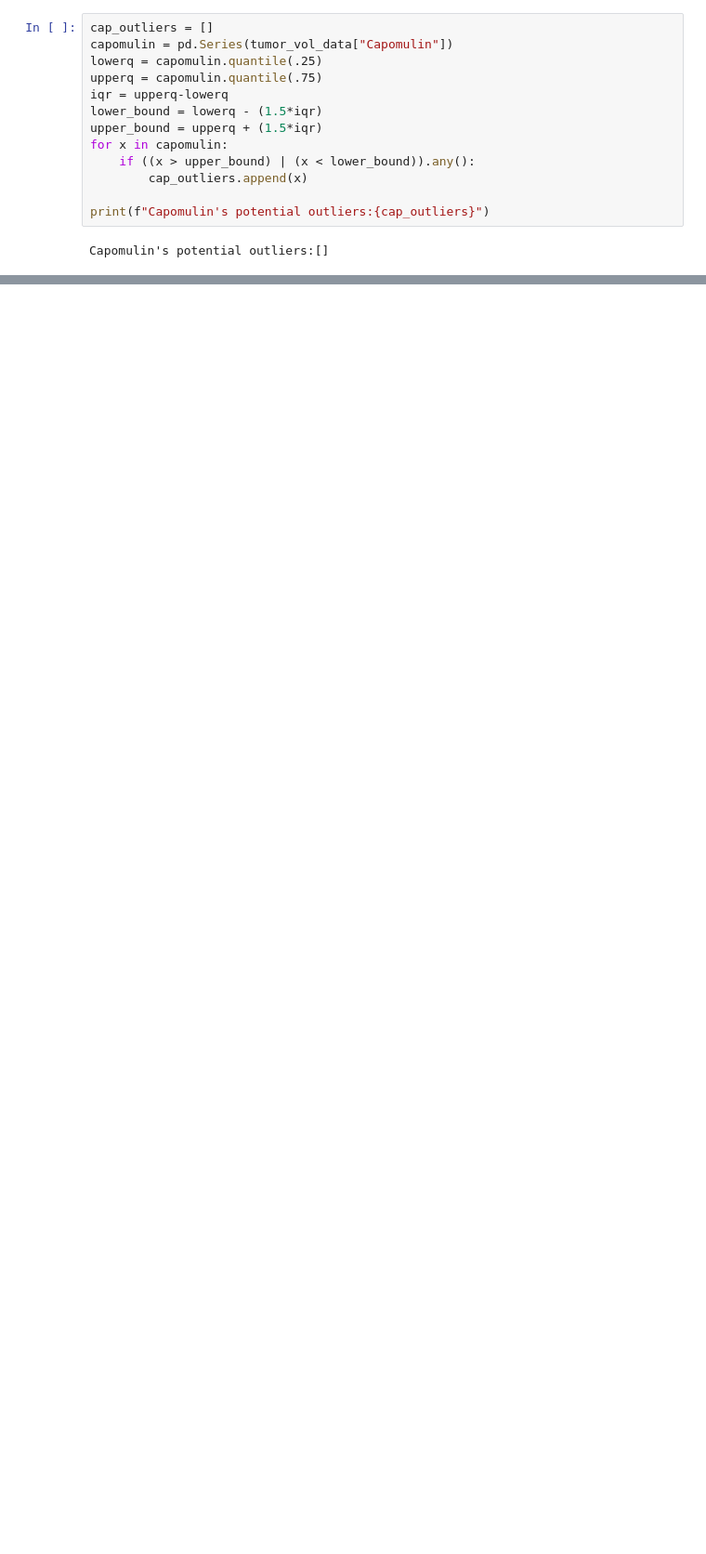
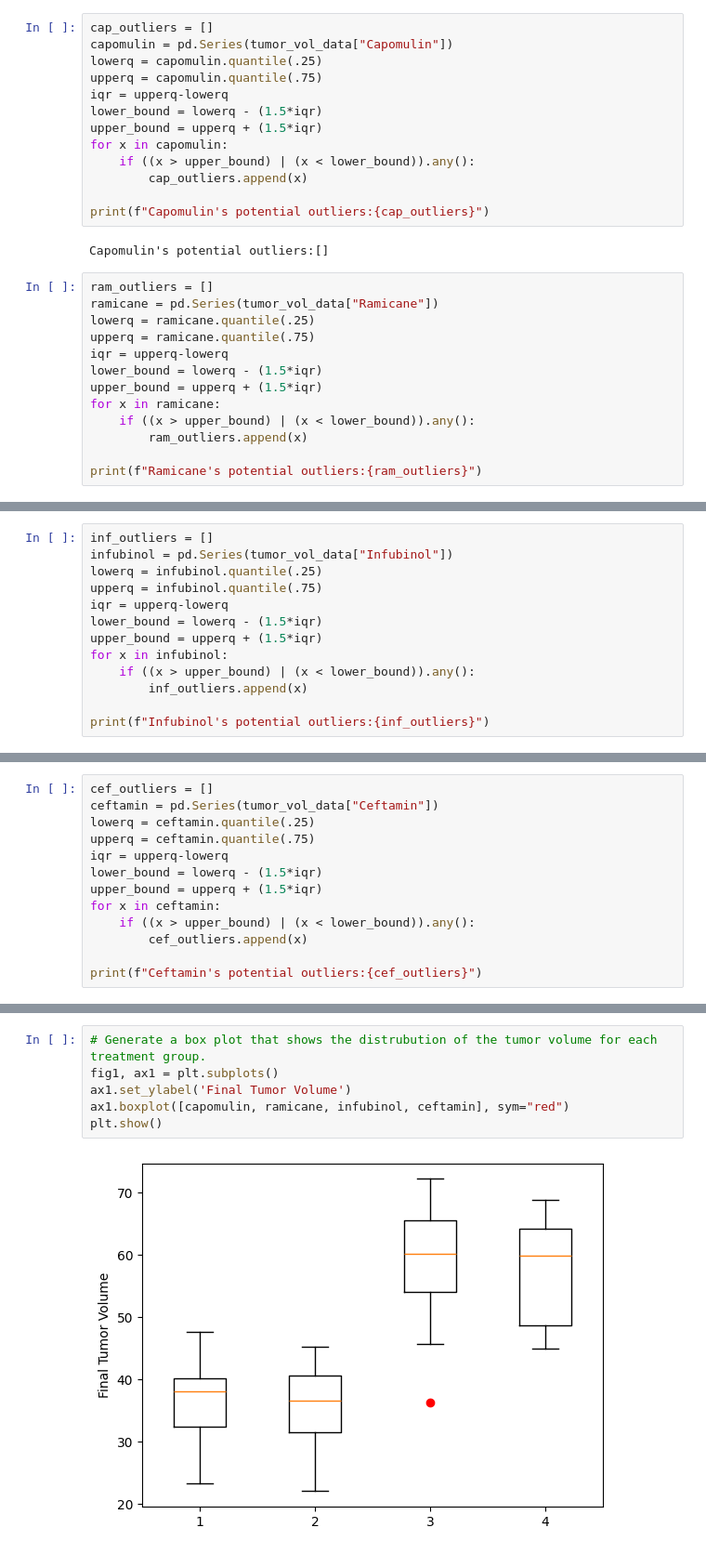
Before and after one commit to Ray-Marshal/visualization_challenge, a Jupyter notebook: pymaceuticals_final.ipynb, the cells around one changed output, grey strips where cells are left out. Shown at 93% size. Drawn from its saved outputs; the diff is of its cells as text; blank space fills up the shorter version.

```diff
--- a/pymaceuticals_final.ipynb
+++ b/pymaceuticals_final.ipynb
@@ -248,3 +248,16 @@ for x in capomulin:
 print(f"Capomulin's potential outliers:{cap_outliers}")
 # %% [output]
 Capomulin's potential outliers:[]
+# %%
+ram_outliers = []
+ramicane = pd.Series(tumor_vol_data["Ramicane"])
+lowerq = ramicane.quantile(.25)
+upperq = ramicane.quantile(.75)
+iqr = upperq-lowerq
+lower_bound = lowerq - (1.5*iqr)
+upper_bound = upperq + (1.5*iqr)
+for x in ramicane:
+    if ((x > upper_bound) | (x < lower_bound)).any():
+        ram_outliers.append(x)
+
+print(f"Ramicane's potential outliers:{ram_outliers}")
@@ -250,0 +266,13 @@ Capomulin's potential outliers:[]
+# %%
+inf_outliers = []
+infubinol = pd.Series(tumor_vol_data["Infubinol"])
+lowerq = infubinol.quantile(.25)
+upperq = infubinol.quantile(.75)
+iqr = upperq-lowerq
+lower_bound = lowerq - (1.5*iqr)
+upper_bound = upperq + (1.5*iqr)
+for x in infubinol:
+    if ((x > upper_bound) | (x < lower_bound)).any():
+        inf_outliers.append(x)
+
+print(f"Infubinol's potential outliers:{inf_outliers}")
@@ -250,0 +281,13 @@ Capomulin's potential outliers:[]
+# %%
+cef_outliers = []
+ceftamin = pd.Series(tumor_vol_data["Ceftamin"])
+lowerq = ceftamin.quantile(.25)
+upperq = ceftamin.quantile(.75)
+iqr = upperq-lowerq
+lower_bound = lowerq - (1.5*iqr)
+upper_bound = upperq + (1.5*iqr)
+for x in ceftamin:
+    if ((x > upper_bound) | (x < lower_bound)).any():
+        cef_outliers.append(x)
+
+print(f"Ceftamin's potential outliers:{cef_outliers}")
@@ -250,0 +296,8 @@ Capomulin's potential outliers:[]
+# %%
+# Generate a box plot that shows the distrubution of the tumor volume for each treatment group.
+fig1, ax1 = plt.subplots()
+ax1.set_ylabel('Final Tumor Volume')
+ax1.boxplot([capomulin, ramicane, infubinol, ceftamin], sym="red")
+plt.show()
+# %% [output]
+[figure, added]
```
Also changed, not shown: parts of 5 cells of this notebook.
